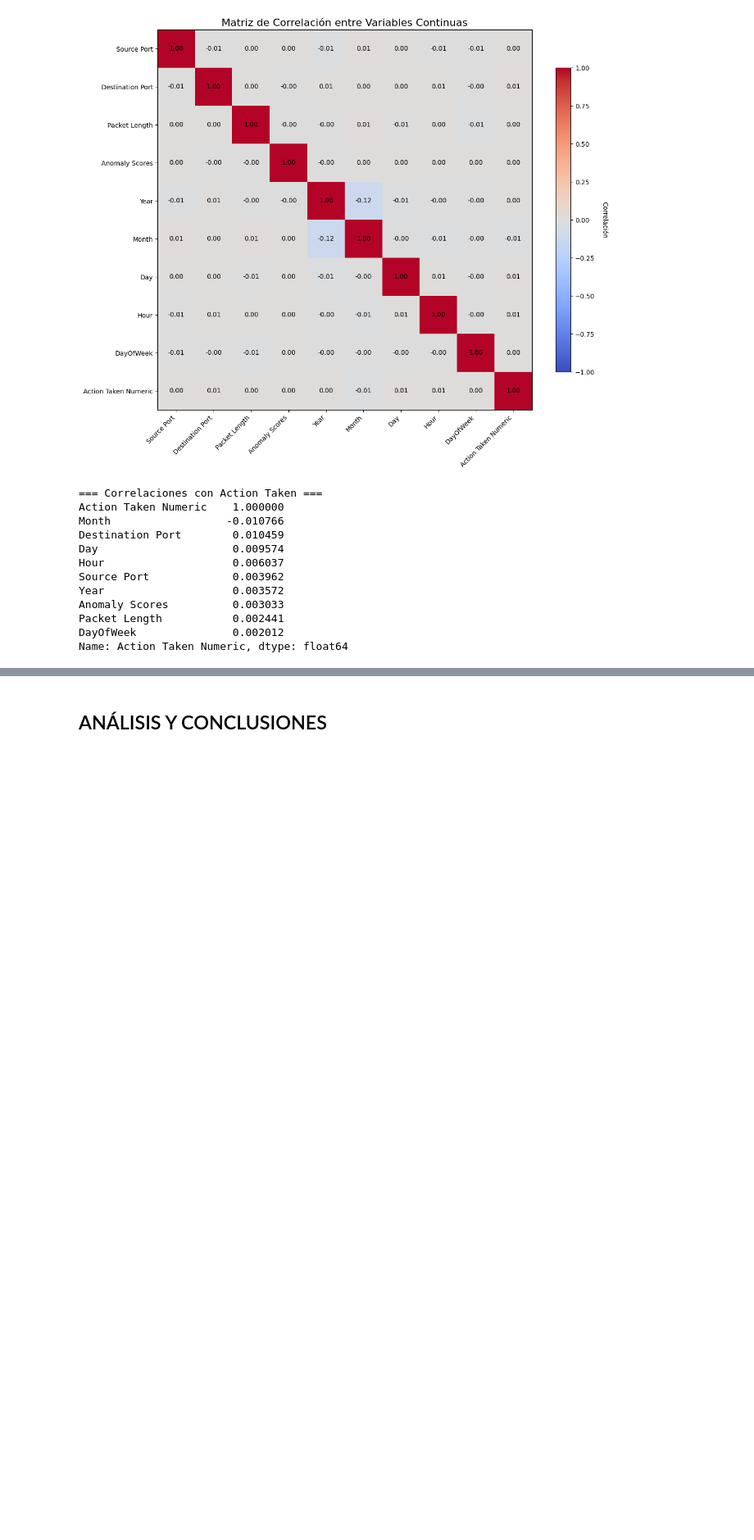
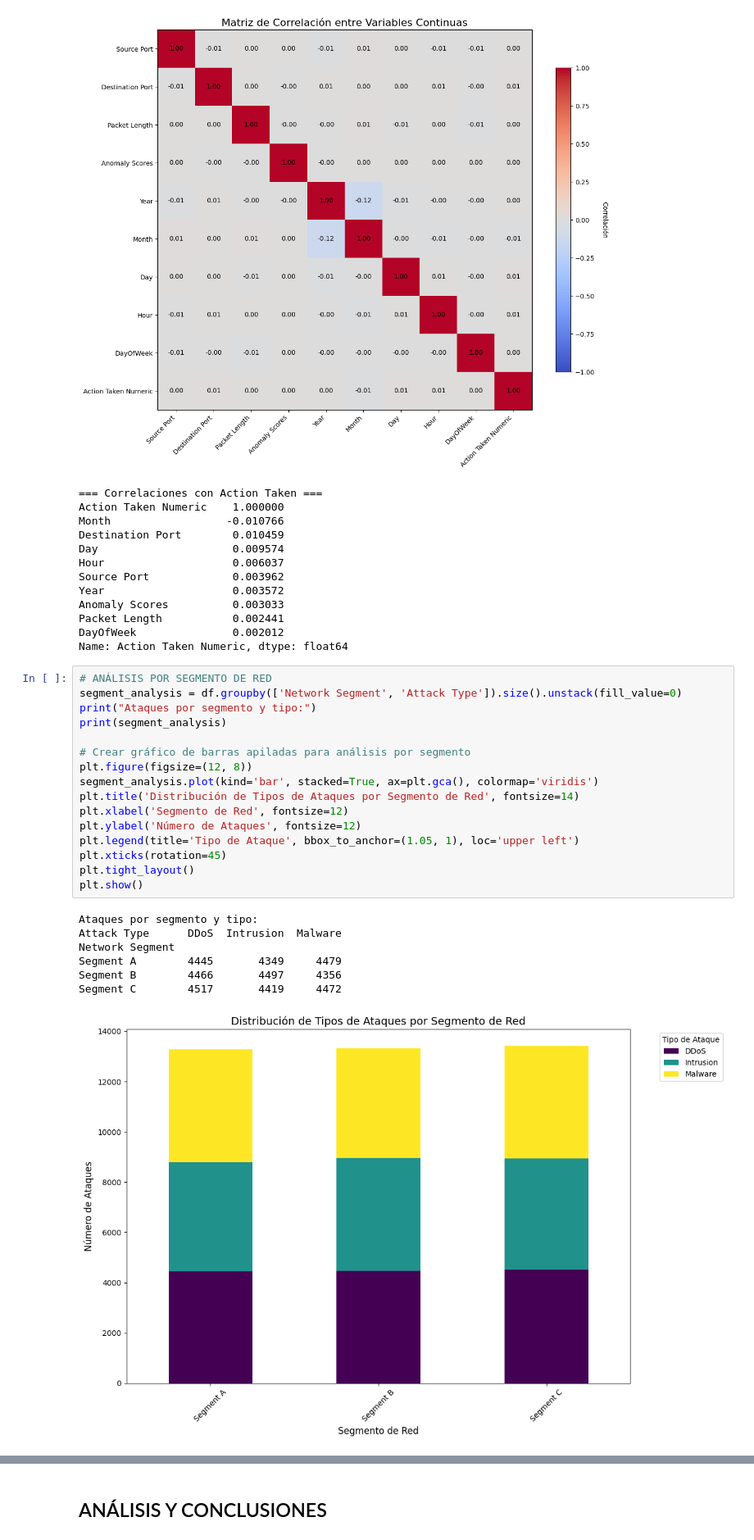
Before and after one commit to acvalenciaudea/fundamentos_de_programacion_cd, a Jupyter notebook: taller3/main.ipynb, the cells around one changed output, grey strips where cells are left out. Shown at 82% size. Cells and saved outputs as stored; diff of their text form; blank space fills up the shorter version.

```diff
--- a/taller3/main.ipynb
+++ b/taller3/main.ipynb
@@ -593,3 +601,27 @@ Anomaly Scores          0.003033
 Packet Length           0.002441
 DayOfWeek               0.002012
 Name: Action Taken Numeric, dtype: float64
+# %%
+# ANÁLISIS POR SEGMENTO DE RED
+segment_analysis = df.groupby(['Network Segment', 'Attack Type']).size().unstack(fill_value=0)
+print("Ataques por segmento y tipo:")
+print(segment_analysis)
+
+# Crear gráfico de barras apiladas para análisis por segmento
+plt.figure(figsize=(12, 8))
+segment_analysis.plot(kind='bar', stacked=True, ax=plt.gca(), colormap='viridis')
+plt.title('Distribución de Tipos de Ataques por Segmento de Red', fontsize=14)
+plt.xlabel('Segmento de Red', fontsize=12)
+plt.ylabel('Número de Ataques', fontsize=12)
+plt.legend(title='Tipo de Ataque', bbox_to_anchor=(1.05, 1), loc='upper left')
+plt.xticks(rotation=45)
+plt.tight_layout()
+plt.show()
+# %% [output]
+Ataques por segmento y tipo:
+Attack Type      DDoS  Intrusion  Malware
+Network Segment
+Segment A        4445       4349     4479
+Segment B        4466       4497     4356
+Segment C        4517       4419     4472
+[figure, added]
```
Also changed, not shown: parts of 8 cells of this notebook.
